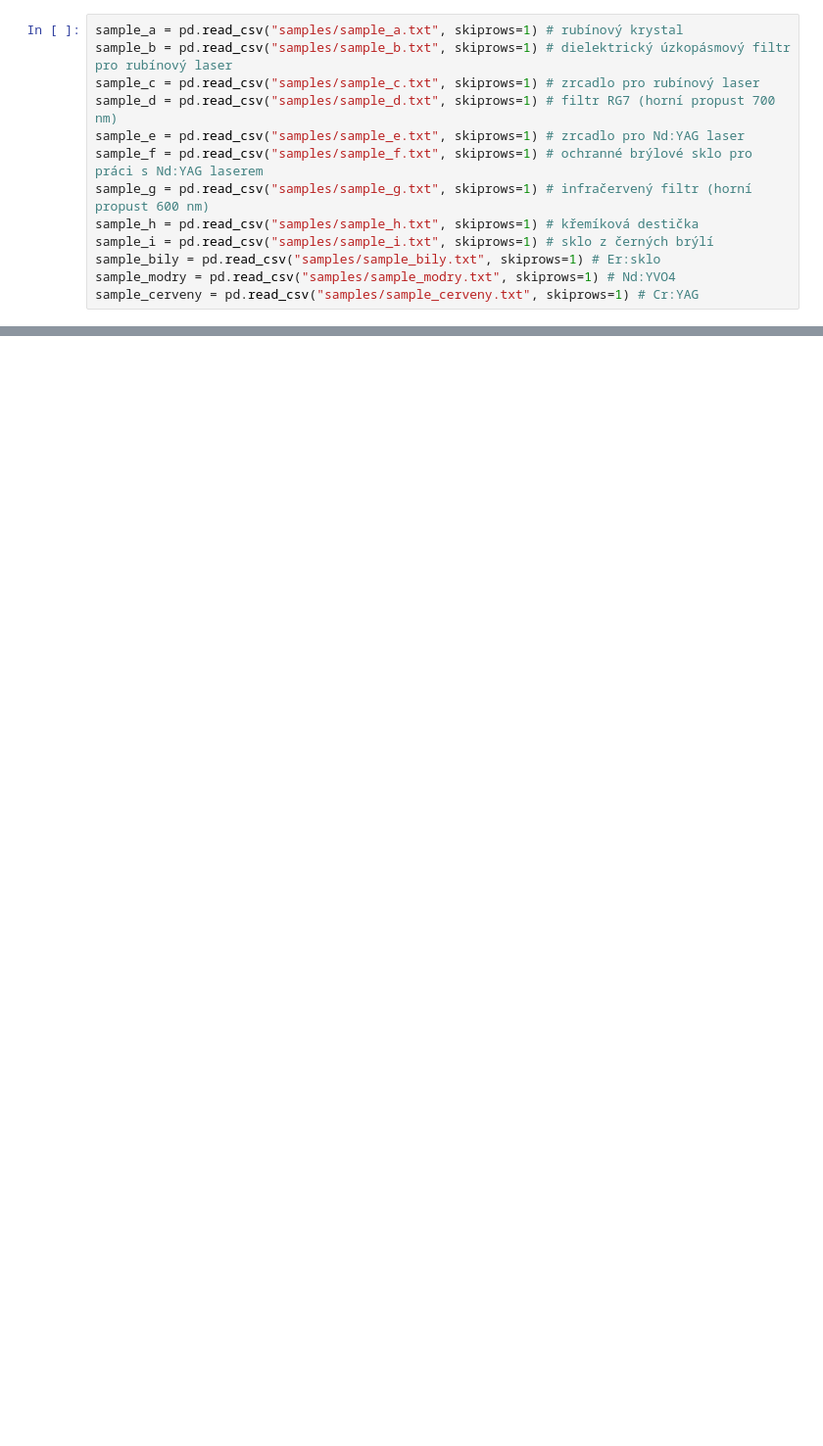
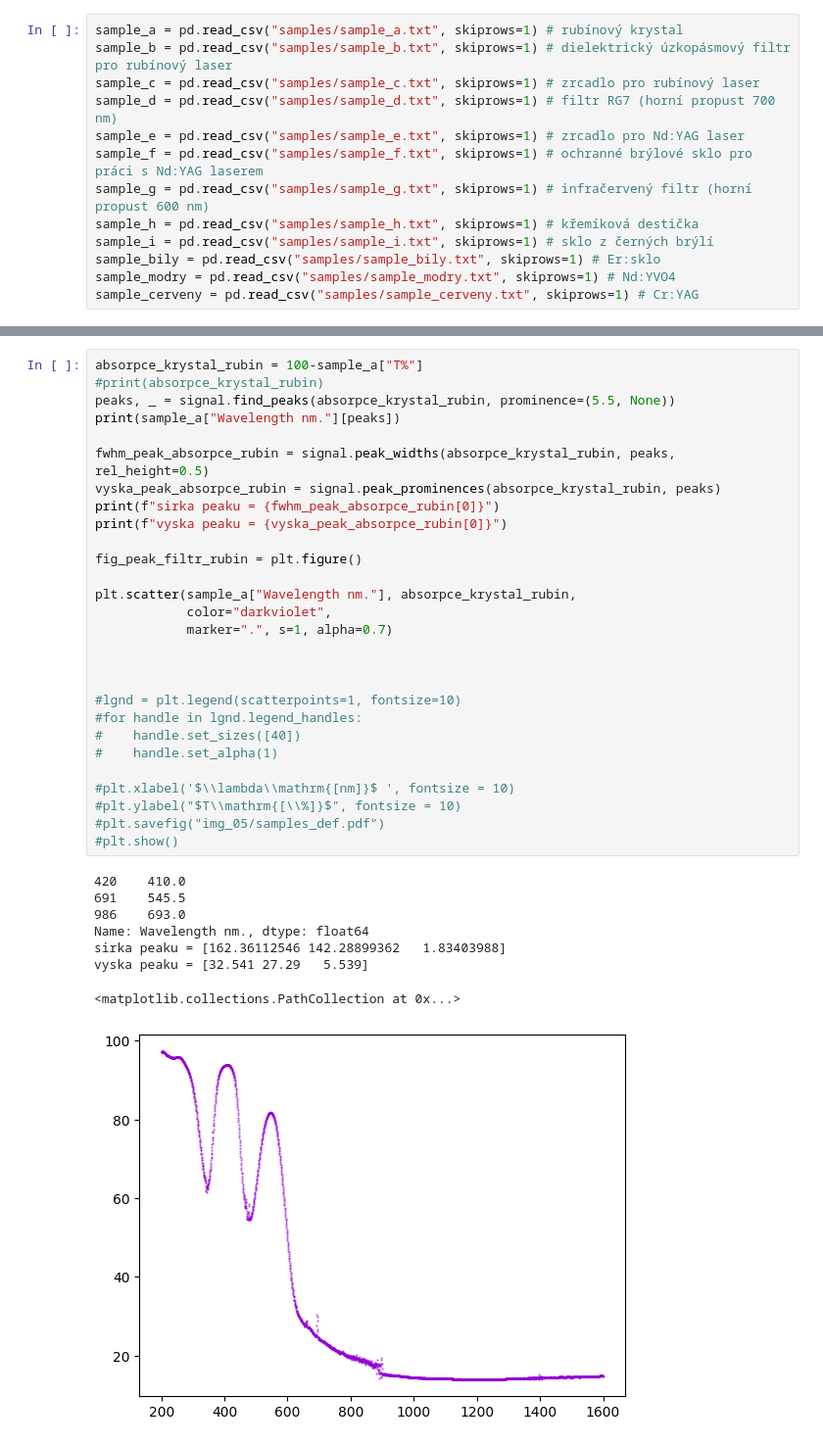
Before and after one commit to omikron-ceti/ZPLT, a Jupyter notebook: uloha_05/data_05/data_05.ipynb, the cells around one changed output, grey strips where cells are left out. Shown: that part at 98% size. Drawn from its saved outputs; the diff is of its cells as text; blank space fills up the shorter version.

```diff
--- a/uloha_05/data_05/data_05.ipynb
+++ b/uloha_05/data_05/data_05.ipynb
@@ -47,0 +129,37 @@ plt.show()
+# %%
+absorpce_krystal_rubin = 100-sample_a["T%"]
+#print(absorpce_krystal_rubin)
+peaks, _ = signal.find_peaks(absorpce_krystal_rubin, prominence=(5.5, None))
+print(sample_a["Wavelength nm."][peaks])
+
+fwhm_peak_absorpce_rubin = signal.peak_widths(absorpce_krystal_rubin, peaks, rel_height=0.5)
+vyska_peak_absorpce_rubin = signal.peak_prominences(absorpce_krystal_rubin, peaks)
+print(f"sirka peaku = {fwhm_peak_absorpce_rubin[0]}")
+print(f"vyska peaku = {vyska_peak_absorpce_rubin[0]}")
+
+fig_peak_filtr_rubin = plt.figure()
+
+plt.scatter(sample_a["Wavelength nm."], absorpce_krystal_rubin,
+            color="darkviolet",
+            marker=".", s=1, alpha=0.7)
+
+
+
+#lgnd = plt.legend(scatterpoints=1, fontsize=10)
+#for handle in lgnd.legend_handles:
+#    handle.set_sizes([40])
+#    handle.set_alpha(1)
+
+#plt.xlabel('$\\lambda\\mathrm{[nm]}$ ', fontsize = 10)
+#plt.ylabel("$T\\mathrm{[\\%]}$", fontsize = 10)
+#plt.savefig("img_05/samples_def.pdf")
+#plt.show()
+# %% [output]
+420    410.0
+691    545.5
+986    693.0
+Name: Wavelength nm., dtype: float64
+sirka peaku = [162.36112546 142.28899362   1.83403988]
+vyska peaku = [32.541 27.29   5.539]
+<matplotlib.collections.PathCollection at 0x...>
+[figure, added]
```
Also changed, not shown: parts of 5 cells of this notebook, 6 other files.
